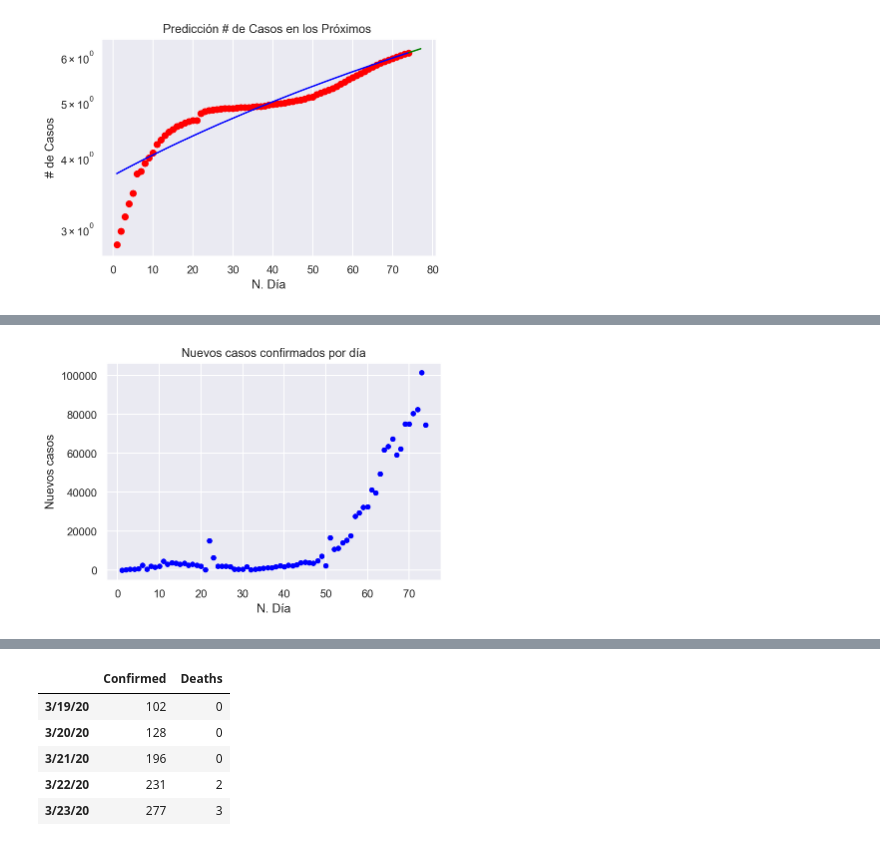
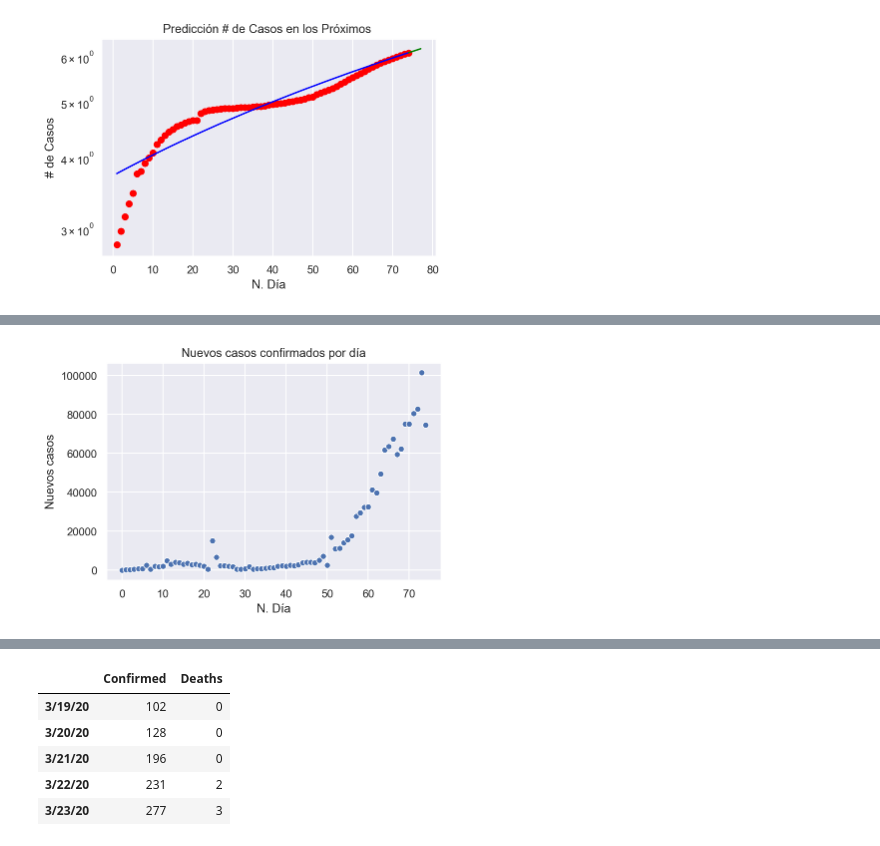
Before and after one commit to AnalytIQs/CoronavirusStatistics, a Jupyter notebook: Coronavirus Statistics.ipynb, the cells around one changed output, grey strips where cells are left out. Saved outputs shown, nothing was run; the diff lists cells and outputs as text; code cells hidden in the pictures.

```diff
--- a/Coronavirus Statistics.ipynb
+++ b/Coronavirus Statistics.ipynb
@@ -373,8 +373,9 @@ Número de infectados dentro de  4  días:  1615967
 # %%
 # Set diff data.
-df_diff = df["Casos Confirmados"].diff()
+df_diff = df["Casos Confirmados"].diff().to_frame()
 df_diff.columns = ["Nuevos Casos"]
 df_diff["Casos Confirmados"] = df["Casos Confirmados"]
 df_diff["N.Dia"] = df["N.Dia"]
-df_diff
+df_diff.fillna(math.e, inplace = True)
+df_diff.head()
 # %% [output]
@@ -394,9 +388,9 @@ df_diff
 # %%
 # Plot new cases.
-df_diff.plot.scatter(x = "N.Dia", y = "Nuevos Casos", c="blue")
+sns.scatterplot(x = "N.Dia", y = "Nuevos Casos", data = df_diff)
 plt.ylabel("Nuevos casos")
 plt.xlabel("N. Día")
 plt.title("Nuevos casos confirmados por día")
 plt.show()
 # %% [output]
-[figure, old version]
+[figure, new version]
```
Also changed, not shown: parts of 14 cells of this notebook.
